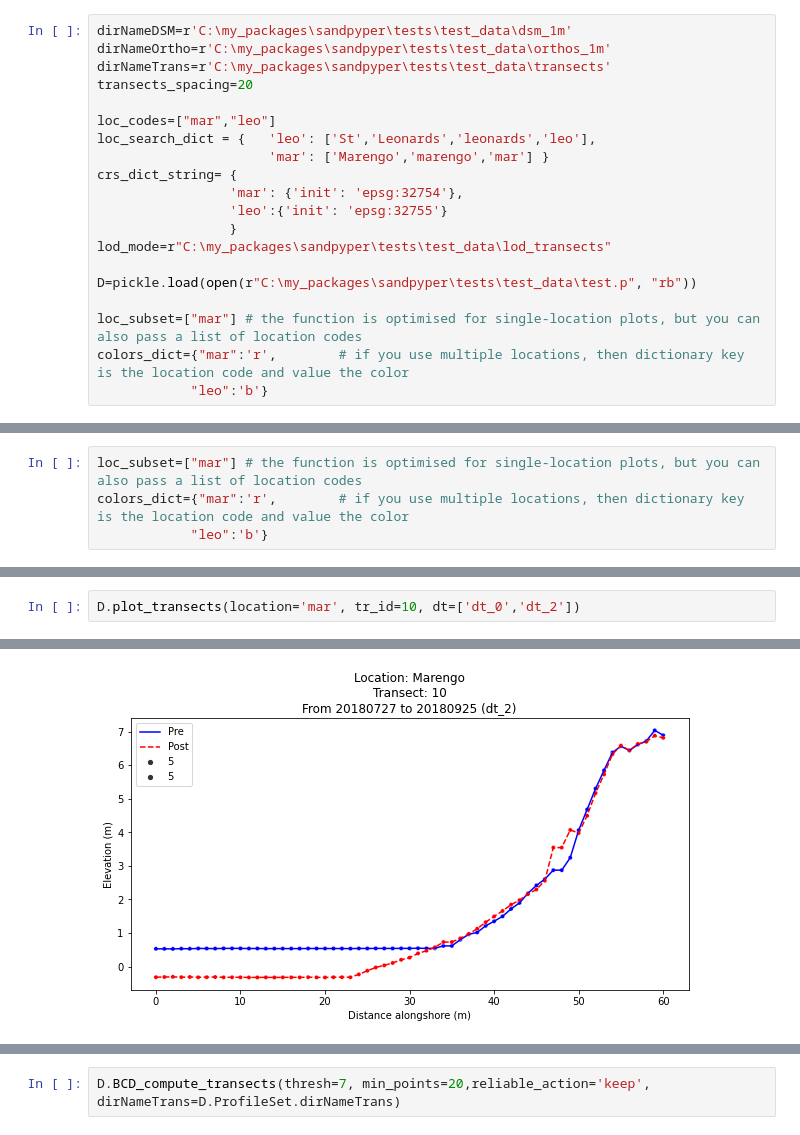
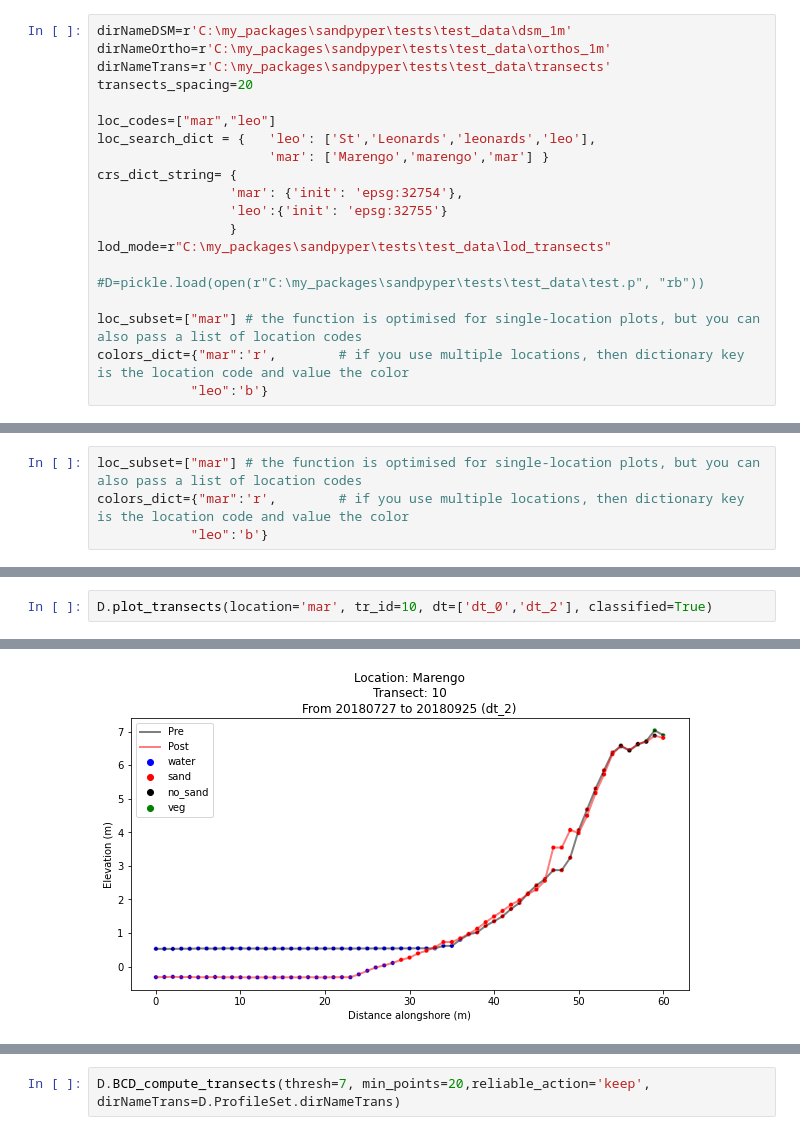
Before and after one commit to npucino/sandpyper, a Jupyter notebook: examples/Example_1_Profile_extraction-CLASS.ipynb, the cells around one changed output, grey strips where cells are left out. Drawn from its saved outputs; the diff is of its cells as text.

```diff
--- a/examples/Example_1_Profile_extraction-CLASS.ipynb
+++ b/examples/Example_1_Profile_extraction-CLASS.ipynb
@@ -56,7 +56,7 @@ crs_dict_string= {
                  }
 lod_mode=r"C:\my_packages\sandpyper\tests\test_data\lod_transects"
 
-D=pickle.load(open(r"C:\my_packages\sandpyper\tests\test_data\test.p", "rb"))
+#D=pickle.load(open(r"C:\my_packages\sandpyper\tests\test_data\test.p", "rb"))
 
 loc_subset=["mar"] # the function is optimised for single-location plots, but you can also pass a list of location codes
 colors_dict={"mar":'r',        # if you use multiple locations, then dictionary key is the location code and value the color
@@ -794,5 +645,5 @@ plot_transects(D.dh_df, location='mar', tr_id=10, dt=['dt_0','dt_2'], details_df
 [figure]
 [figure]
 # %%
-D.plot_transects(location='mar', tr_id=10, dt=['dt_0','dt_2'])
+D.plot_transects(location='mar', tr_id=10, dt=['dt_0','dt_2'], classified=True)
 # %% [output]
@@ -800,4 +651,4 @@ D.plot_transects(location='mar', tr_id=10, dt=['dt_0','dt_2'])
-[figure, old version]
+[figure, new version]
 # %%
 D.plot_transect_mecs(location='leo',tr_id=28)
 # %% [output]
```
Also changed, not shown: parts of 19 cells of this notebook, 2 other files.
